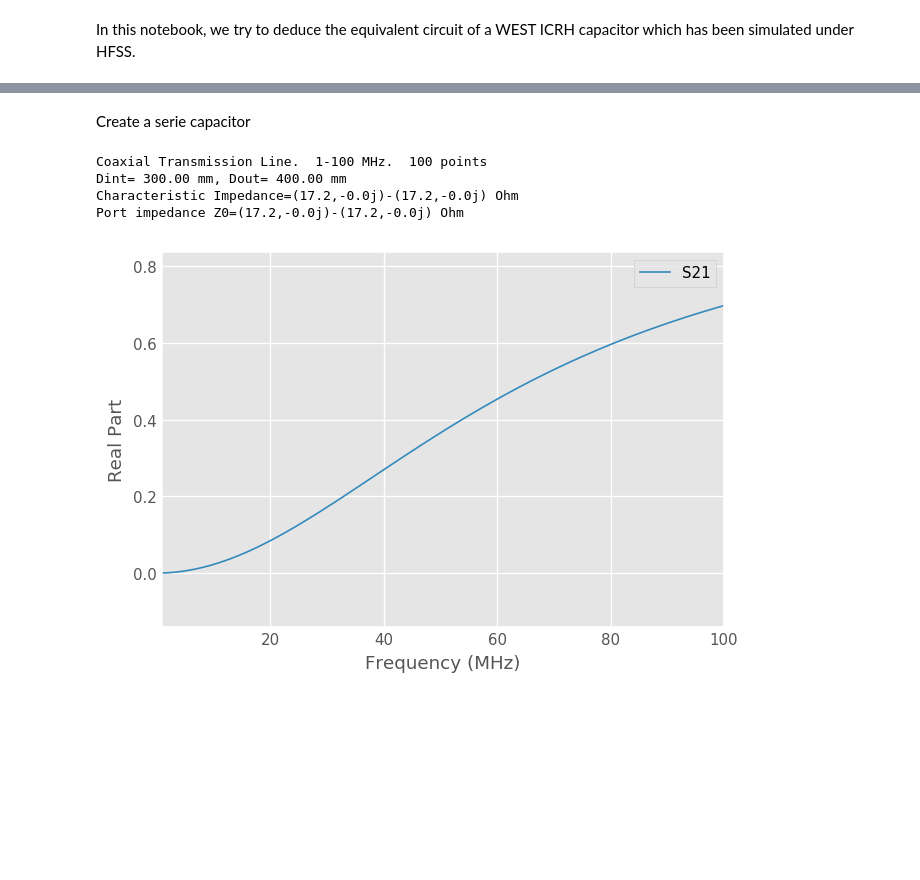
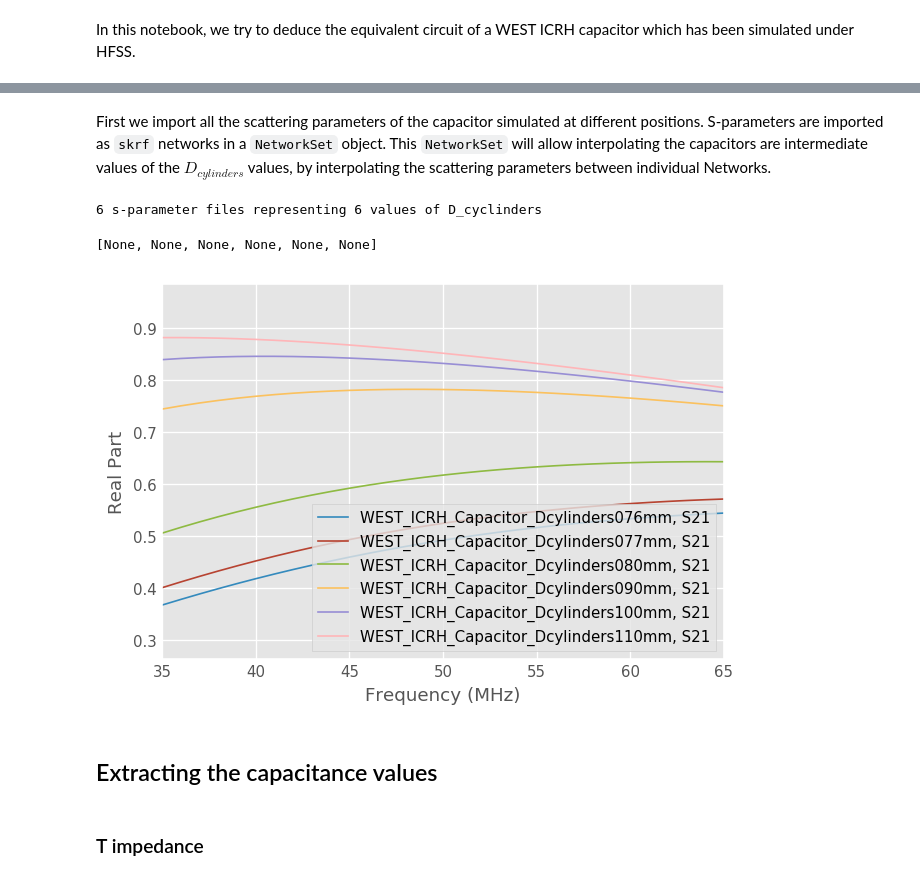
Before and after one commit to Hash--/ICRH, a Jupyter notebook: notebooks/WEST/Capacitor/Capacitor Equivalent Circuit.ipynb, the cells around one changed output, grey strips where cells are left out. Drawn from its saved outputs; the diff is of its cells as text; code cells hidden in the pictures; blank space fills up the shorter version.

```diff
--- a/notebooks/WEST/Capacitor/Capacitor Equivalent Circuit.ipynb
+++ b/notebooks/WEST/Capacitor/Capacitor Equivalent Circuit.ipynb
@@ -14,4 +9,0 @@ The text.latex.unicode rcparam was deprecated in Matplotlib 2.2 and will be remo
-# %%
-capas = rf.load_all_touchstones('S_Matrices/', f_unit='MHz')
-f_band = '35-65MHz'
-freq = capas['WEST_ICRH_Capacitor_Dcylinders100mm'].frequency
@@ -26,14 +10,22 @@ capas['WEST_ICRH_Capacitor_Dcylinders110mm'][f_band].plot_s_re(m=1, n=0)
-# %% [markdown]
-Create a serie capacitor
-# %%
-coax = rf.media.Coaxial(frequency=freq, Dint=30e-2, Dout=40e-2)
-coax
-# %% [output]
-Coaxial Transmission Line.  1-100 MHz.  100 points
-Dint= 300.00 mm, Dout= 400.00 mm
-Characteristic Impedance=(17.2,-0.0j)-(17.2,-0.0j) Ohm
-Port impedance Z0=(17.2,-0.0j)-(17.2,-0.0j) Ohm
+# %% [markdown]
+First we import all the scattering parameters of the capacitor simulated at different positions. S-parameters are imported as `skrf` networks in a `NetworkSet` object. This `NetworkSet` will allow interpolating the capacitors are intermediate values of the $D_{cylinders}$ values, by interpolating the scattering parameters between individual Networks.
+# %%
+capas = rf.read_all('S_Matrices/', f_unit='MHz')
+capas_set = rf.NetworkSet(capas)
+
+f_band = '35-65MHz'
+
+f = capas_set[0].f
+omega = 2*np.pi*f
+D_cylinders = [110, 100, 90, 80, 77, 76]
+print(f'{len(capas)} s-parameter files representing {len(D_cylinders)} values of D_cyclinders')
+# %% [output]
+6 s-parameter files representing 6 values of D_cyclinders
 # %%
-coax.capacitor(70e-12).plot_s_re(m=1, n=0)
+# check the data
+capas_set[f_band].plot_s_re(m=1, n=0)
 # %% [output]
+[None, None, None, None, None, None]
-[figure, old version]
+[figure, new version]
+# %% [markdown]
+## Extracting the capacitance values
@@ -39,0 +34,2 @@ coax.capacitor(70e-12).plot_s_re(m=1, n=0)
+# %% [markdown]
+### T impedance
```
Also changed, not shown: parts of 18 cells of this notebook.
